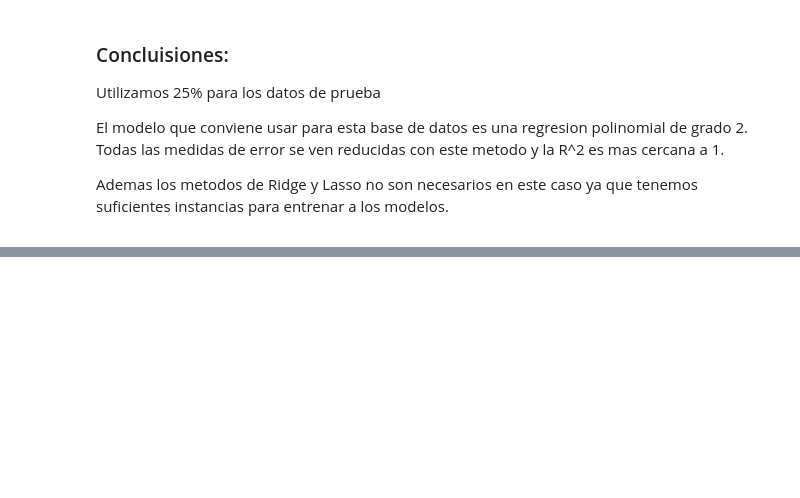
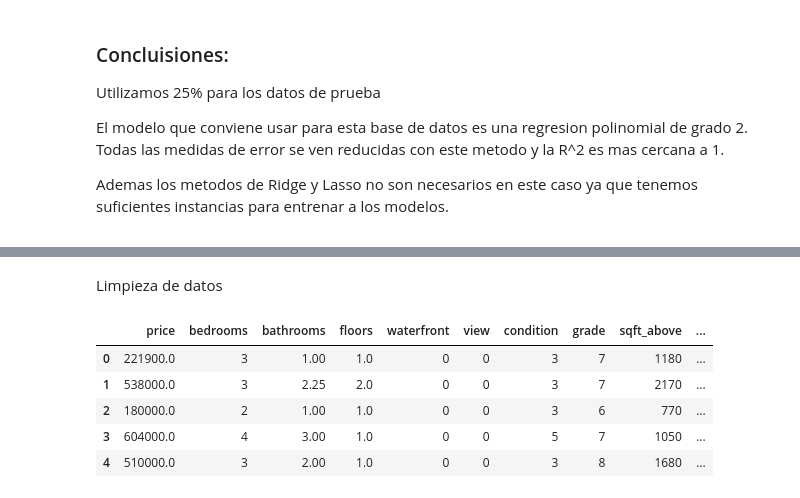
Before and after one commit to rodrigoromanguzman/Actividades_Aprendizaje-, a Jupyter notebook: semana8/regresiones_k_means.ipynb, the cells around one changed output, grey strips where cells are left out. Cells and saved outputs as stored; diff of their text form; code cells hidden in the pictures; blank space fills up the shorter version.

```diff
--- a/semana8/regresiones_k_means.ipynb
+++ b/semana8/regresiones_k_means.ipynb
@@ -278,0 +320,34 @@ plot.show()
+# %% [markdown]
+<p>Limpieza de datos</p>
+# %%
+#Removemos manualmente los datos categoricos que no nos ayudaran en nuestras regresiones
+
+#Date es inecesario para este caso
+df.drop('date', inplace=True, axis=1)
+
+#zipcode no tiene una logica lineal y es mas bien un dato categorico que tendria que ser analizado de otra manera
+df.drop('zipcode', inplace=True, axis=1)
+
+#igualmente lat
+df.drop('lat', inplace=True, axis=1)
+
+#y long
+df.drop('long', inplace=True, axis=1)
+
+#El id no aporta informacion
+df.drop('id', inplace=True, axis=1)
+
+#Podemos quedarnos con sqft_living15
+df.drop('sqft_living', inplace=True, axis=1)
+
+#y tambien con sqft_lot15
+df.drop('sqft_lot', inplace=True, axis=1)
+
+df.head()
+# %% [output]
+|  | price | bedrooms | bathrooms | floors | waterfront | view | condition | grade | sqft_above | ... |
+| 0 | 221900.0 | 3 | 1.00 | 1.0 | 0 | 0 | 3 | 7 | 1180 | ... |
+| 1 | 538000.0 | 3 | 2.25 | 2.0 | 0 | 0 | 3 | 7 | 2170 | ... |
+| 2 | 180000.0 | 2 | 1.00 | 1.0 | 0 | 0 | 3 | 6 | 770 | ... |
+| 3 | 604000.0 | 4 | 3.00 | 1.0 | 0 | 0 | 5 | 7 | 1050 | ... |
+| 4 | 510000.0 | 3 | 2.00 | 1.0 | 0 | 0 | 3 | 8 | 1680 | ... |
```
Also changed, not shown: parts of 21 cells of this notebook.
